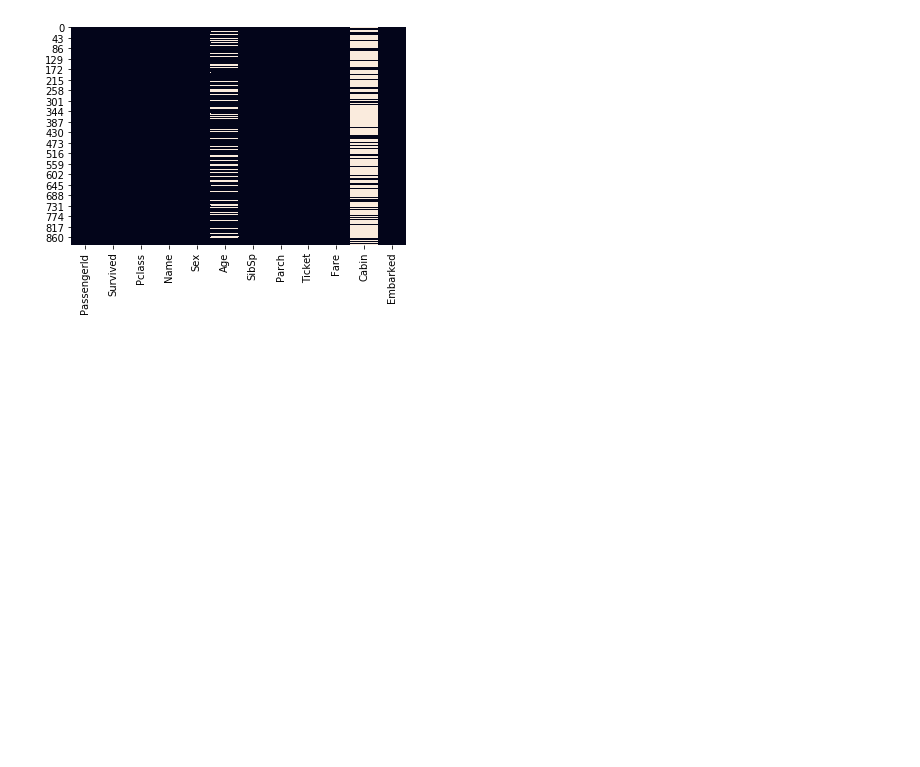
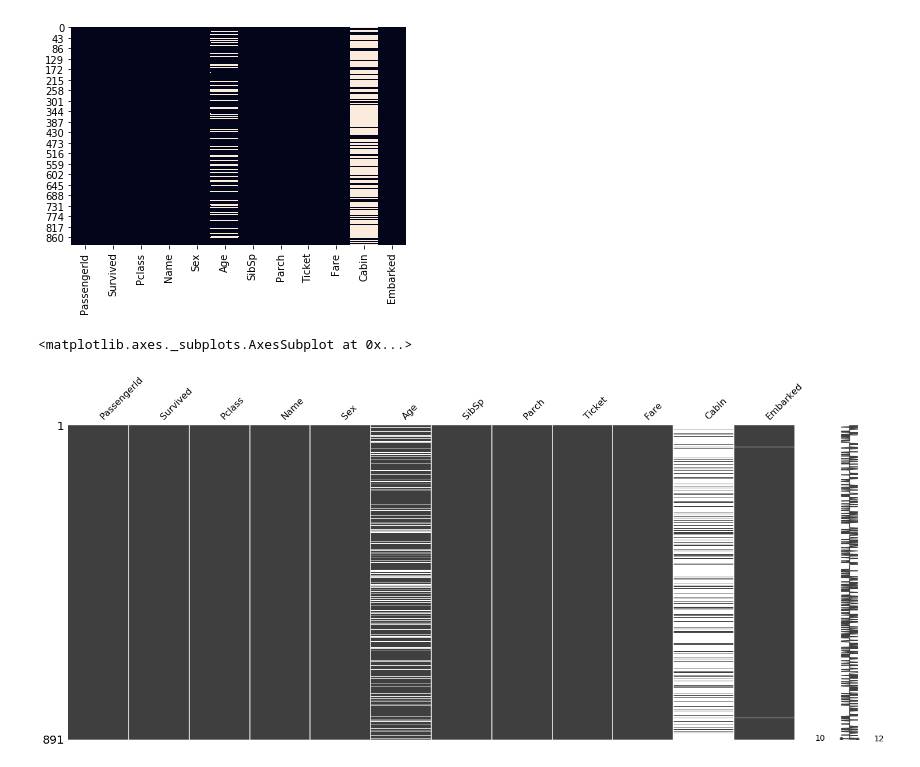
Before and after one commit to arunpoy/datasciencecoursera, a Jupyter notebook: ml/Titanic/VisualizingMissingData.ipynb, the cells around one changed output. Cells and saved outputs as stored; diff of their text form; code cells hidden in the pictures; blank space fills up the shorter version.

```diff
--- a/ml/Titanic/VisualizingMissingData.ipynb
+++ b/ml/Titanic/VisualizingMissingData.ipynb
@@ -48,3 +48,8 @@ sns.heatmap(df.isnull(), cbar=False)
 [figure]
 # %%
 import missingno as msno
+# %%
+msno.matrix(df)
+# %% [output]
+<matplotlib.axes._subplots.AxesSubplot at 0x...>
+[figure, added]
```
Also changed, not shown: parts of 1 cell of this notebook, 2 other files.
